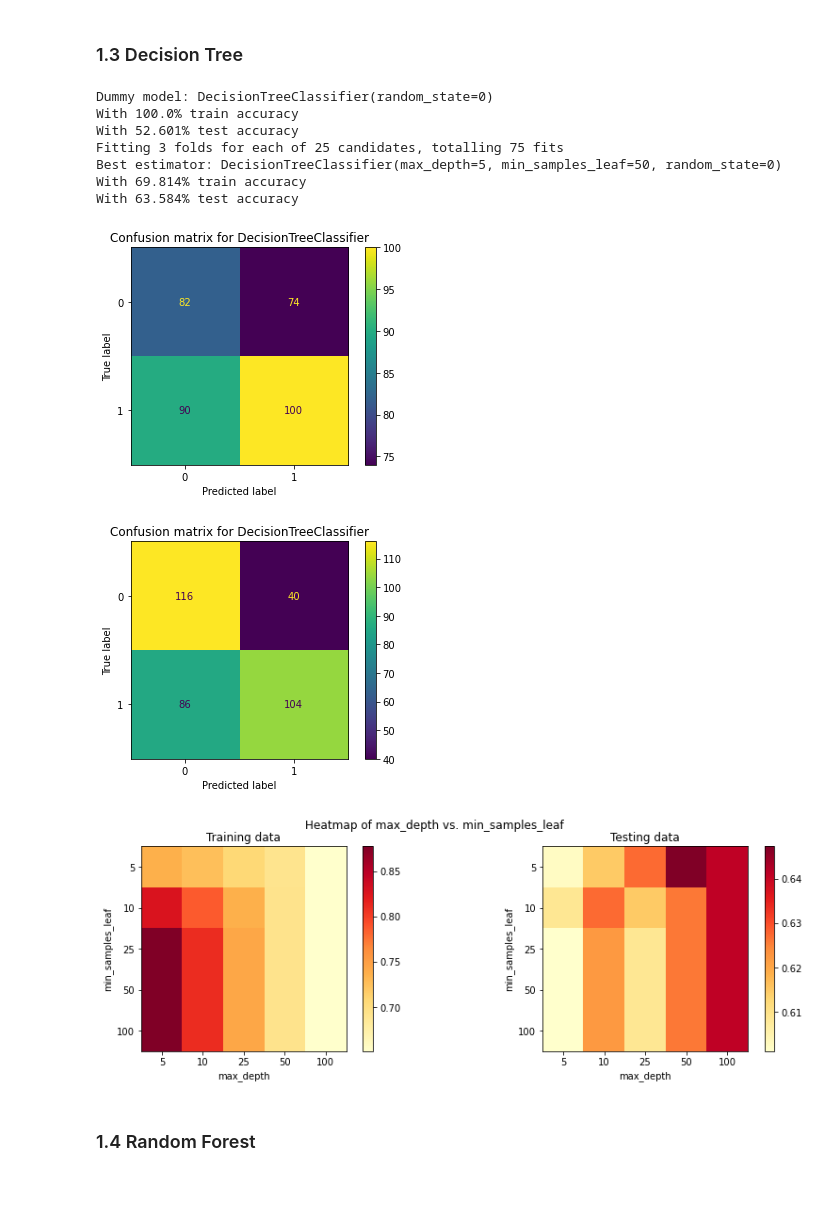
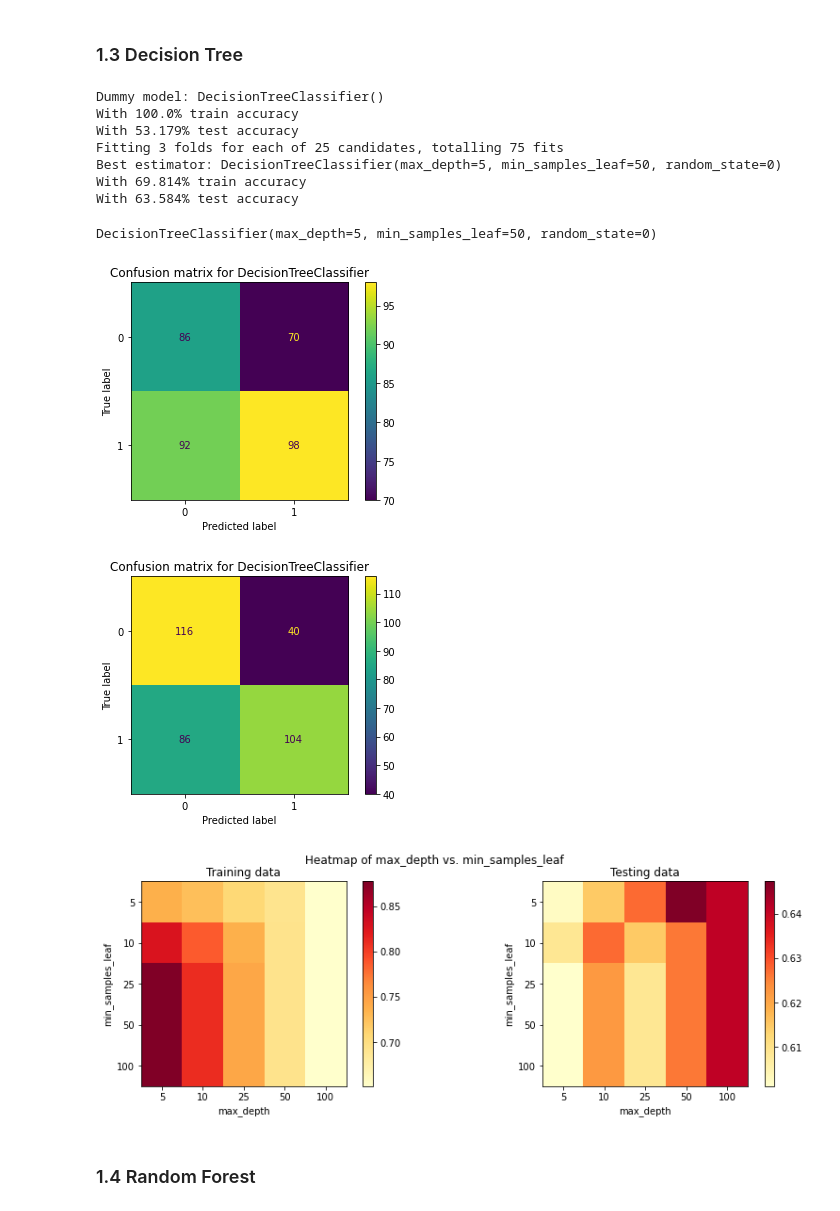
Before and after one commit to PBMocha/COMP432-MLProject, a Jupyter notebook: classification/ClassificationPipeline.ipynb, the cells around one changed output. Cells and saved outputs as stored; diff of their text form; code cells hidden in the pictures.

```diff
--- a/classification/ClassificationPipeline.ipynb
+++ b/classification/ClassificationPipeline.ipynb
@@ -77,34 +83,37 @@ With 75.145% test accuracy
 # %% [markdown]
 ### 1.3 Decision Tree
 # %%
-# Test a few different hyperparameters for Decision Tree: max_depth, min_samples_leaf
-dep_vals_dt = [5, 10, 25, 50, 100]
-samp_leaf_dt = [5, 10, 25, 50, 100]
-param_grid_dt = {'max_depth' : dep_vals_dt, 'min_samples_leaf' : samp_leaf_dt}
+# # Test a few different hyperparameters for Decision Tree: max_depth, min_samples_leaf
+# dep_vals_dt = [5, 10, 25, 50, 100]
+# samp_leaf_dt = [5, 10, 25, 50, 100]
+# param_grid_dt = {'max_depth' : dep_vals_dt, 'min_samples_leaf' : samp_leaf_dt}
 
-# Train a dummy Decision Tree model with default values
-dummy_dt = train_dummy_model(X_trn, y_trn, X_tst, y_tst, sklearn.tree.DecisionTreeClassifier)
+# # Train a dummy Decision Tree model with default values
+# dummy_dt = train_dummy_model(X_trn, y_trn, X_tst, y_tst, sklearn.tree.DecisionTreeClassifier)
 
-# Train different decision tree  models, using grid search and cross validation to find best hyperparameters.
-gs_dt = grid_search(X_trn, y_trn, X_tst, y_tst, sklearn.tree.DecisionTreeClassifier,param_grid_dt,random_state=0)
+# # Train different decision tree  models, using grid search and cross validation to find best hyperparameters.
+# gs_dt = grid_search(X_trn, y_trn, X_tst, y_tst, sklearn.tree.DecisionTreeClassifier,param_grid_dt,random_state=0)
 
-# Plot confusion matrix for dummy model
-plot_confusion_matrix(dummy_dt,X_tst,y_tst)
+# # Plot confusion matrix for dummy model
+# plot_confusion_matrix(dummy_dt,X_tst,y_tst)
 
-# Plot confusion matrix for best estimator of decision tree
-plot_confusion_matrix(gs_dt.best_estimator_,X_tst,y_tst)
+# # Plot confusion matrix for best estimator of decision tree
+# plot_confusion_matrix(gs_dt.best_estimator_,X_tst,y_tst)
 
-# Plot heatmap of the gridsearch
-plot_gridsearch_2(gs_dt, dep_vals_dt, samp_leaf_dt, 'max_depth', 'min_samples_leaf')
+# # Plot heatmap of the gridsearch
+# plot_gridsearch_2(gs_dt, dep_vals_dt, samp_leaf_dt, 'max_depth', 'min_samples_leaf')
+
+train_decision_tree_classifier(X_trn,y_trn,X_tst,y_tst)
 # %% [output]
-Dummy model: DecisionTreeClassifier(random_state=0)
+Dummy model: DecisionTreeClassifier()
 With 100.0% train accuracy
-With 52.601% test accuracy
+With 53.179% test accuracy
 Fitting 3 folds for each of 25 candidates, totalling 75 fits
 Best estimator: DecisionTreeClassifier(max_depth=5, min_samples_leaf=50, random_state=0)
 With 69.814% train accuracy
 With 63.584% test accuracy
+DecisionTreeClassifier(max_depth=5, min_samples_leaf=50, random_state=0)
-[figure, old version]
+[figure, new version]
 [figure]
 [figure]
 # %% [markdown]
```
Also changed, not shown: parts of 22 cells of this notebook, 1 other file.
